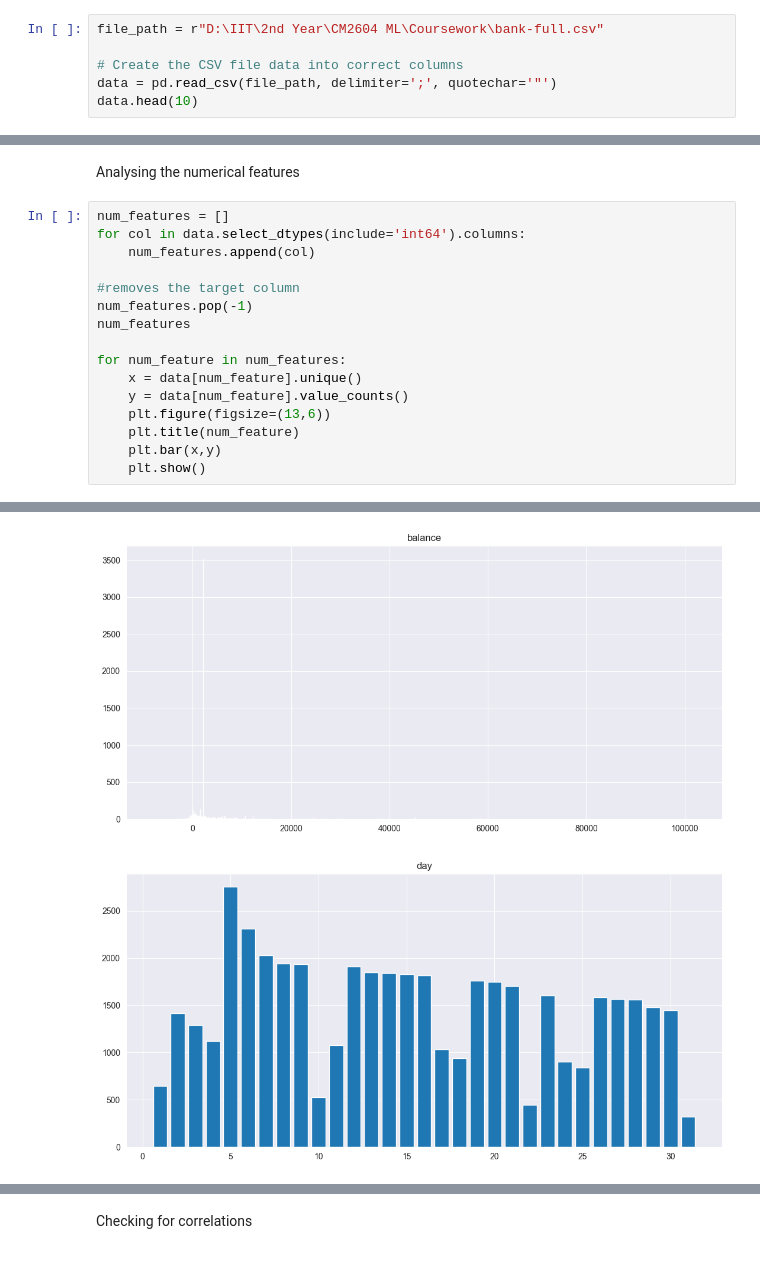
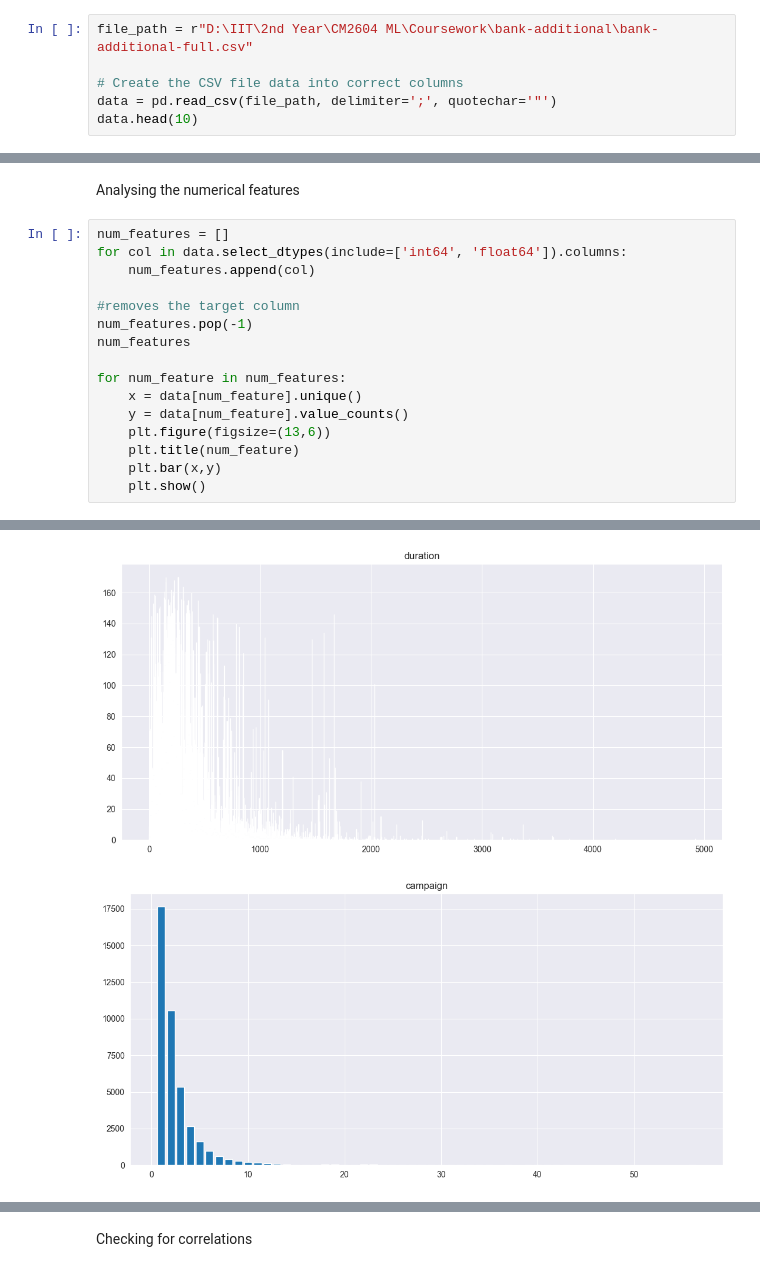
Before and after one commit to chethaka2003/CM2604_ML, a Jupyter notebook: ML CW model.ipynb, the cells around one changed output, grey strips where cells are left out. Saved outputs shown, nothing was run; the diff lists cells and outputs as text.

```diff
--- a/ML CW model.ipynb
+++ b/ML CW model.ipynb
@@ -21,7 +21,7 @@ pd.set_option('display.max_colwidth', None) # Show full content of each column
 # %% [markdown]
 Put the data into correct columns and rows
 # %%
-file_path = r"D:\IIT\2nd Year\CM2604 ML\Coursework\bank-full.csv"
+file_path = r"D:\IIT\2nd Year\CM2604 ML\Coursework\bank-additional\bank-additional-full.csv"
 
 # Create the CSV file data into correct columns
 data = pd.read_csv(file_path, delimiter=';', quotechar='"')
@@ -160,7 +162,7 @@ Minimum value :307
 Analysing the numerical features
 # %%
 num_features = []
-for col in data.select_dtypes(include='int64').columns:
+for col in data.select_dtypes(include=['int64', 'float64']).columns:
     num_features.append(col)
 
 #removes the target column
@@ -179,2 +181,2 @@ for num_feature in num_features:
-[figure, old version]
+[figure, new version]
-[figure, old version]
+[figure, new version]
```
Also changed, not shown: parts of 43 cells of this notebook.
